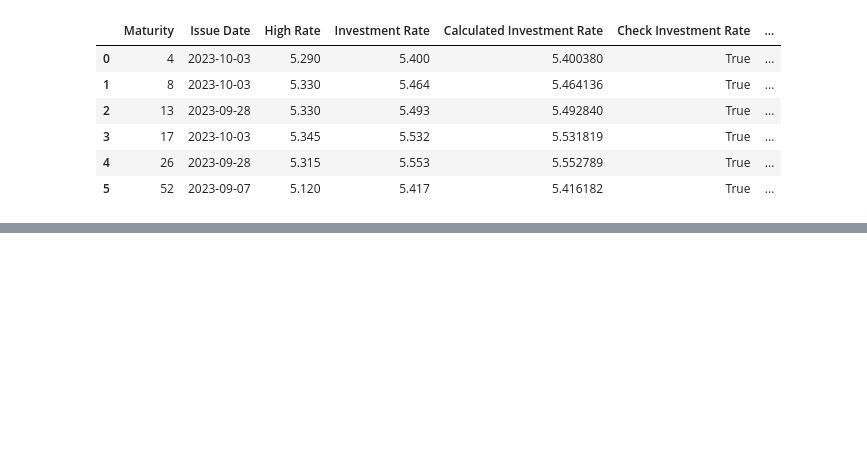
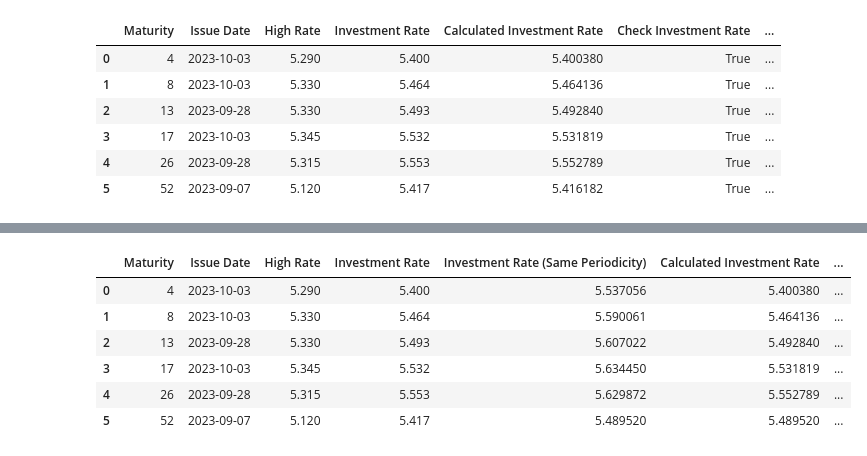
Before and after one commit to aniliitb10/BondMath, a Jupyter notebook: TBills.ipynb, the cells around one changed output, grey strips where cells are left out. Drawn from its saved outputs; the diff is of its cells as text; code cells hidden in the pictures; blank space fills up the shorter version.

```diff
--- a/TBills.ipynb
+++ b/TBills.ipynb
@@ -122,0 +177,18 @@ df.loc[:, ['Maturity', 'Issue Date', 'High Rate', 'Investment Rate', 'Calculated
+# %%
+# this is based on maturity, no special treatment for 52 weeks TBills
+df['Calculated Investment Rate'] = ((100 - df['Price per 100']) / df['Price per 100']) * (366 / (df['Maturity'] * 7)) * 100
+
+df['Investment Rate (Same Periodicity)'] = df.apply(
+    lambda row: change_periodicity(rate=row['Calculated Investment Rate']/100, old=int(52/row['Maturity']), new=1)*100, axis=1
+)
+
+df.loc[:, ['Maturity', 'Issue Date', 'High Rate', 'Investment Rate', 'Investment Rate (Same Periodicity)',
+           'Calculated Investment Rate', 'Price per 100', 'Calculated Price', ]]
+# %% [output]
+|  | Maturity | Issue Date | High Rate | Investment Rate | Investment Rate (Same Periodicity) | Calculated Investment Rate | ... |
+| 0 | 4 | 2023-10-03 | 5.290 | 5.400 | 5.537056 | 5.400380 | ... |
+| 1 | 8 | 2023-10-03 | 5.330 | 5.464 | 5.590061 | 5.464136 | ... |
+| 2 | 13 | 2023-09-28 | 5.330 | 5.493 | 5.607022 | 5.492840 | ... |
+| 3 | 17 | 2023-10-03 | 5.345 | 5.532 | 5.634450 | 5.531819 | ... |
+| 4 | 26 | 2023-09-28 | 5.315 | 5.553 | 5.629872 | 5.552789 | ... |
+| 5 | 52 | 2023-09-07 | 5.120 | 5.417 | 5.489520 | 5.489520 | ... |
```
Also changed, not shown: parts of 9 cells of this notebook, 1 other file.
